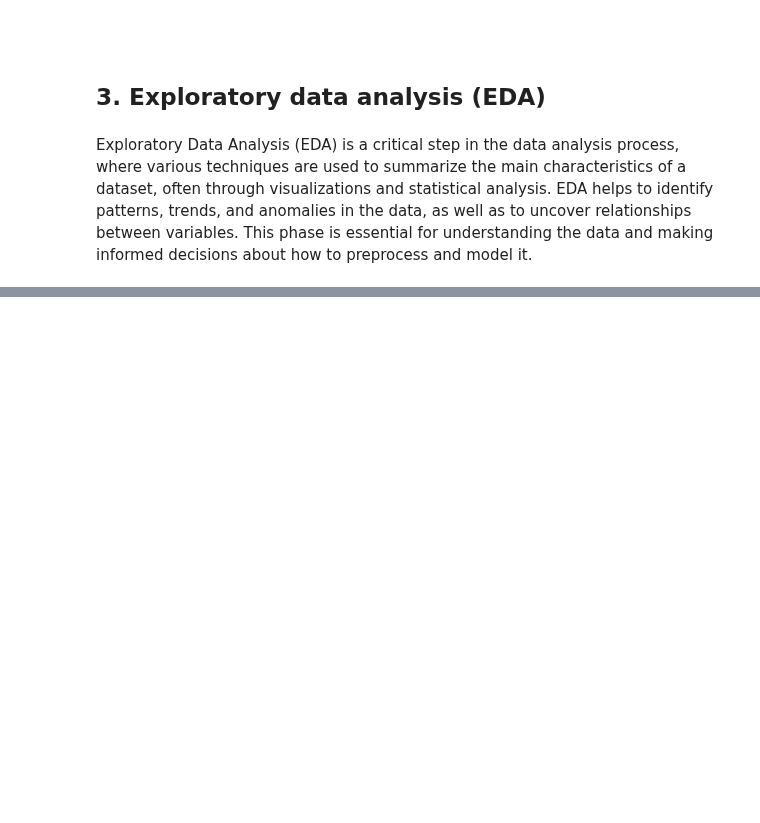
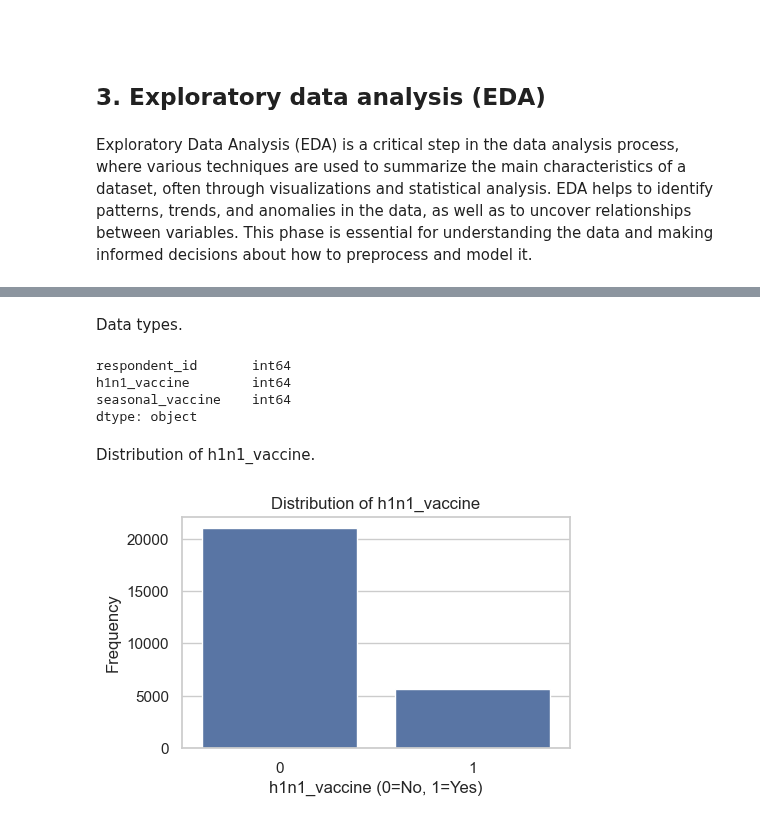
Before and after one commit to SERGI0HERREROS/MachineLearning, a Jupyter notebook: Exploratory data analysis.ipynb, the cells around one changed output, grey strips where cells are left out. Saved outputs shown, nothing was run; the diff lists cells and outputs as text; code cells hidden in the pictures; blank space fills up the shorter version.

```diff
--- a/Exploratory data analysis.ipynb
+++ b/Exploratory data analysis.ipynb
@@ -141,0 +273,21 @@ Exploratory Data Analysis (EDA) is a critical step in the data analysis process,
+# %% [markdown]
+Data types.
+# %%
+training_set_labels_df.dtypes
+# %% [output]
+respondent_id       int64
+h1n1_vaccine        int64
+seasonal_vaccine    int64
+dtype: object
+# %% [markdown]
+Distribution of h1n1_vaccine.
+# %%
+# Plot for the distribution of h1n1_vaccine
+plt.figure(figsize=(5, 3))
+sns.countplot(x='h1n1_vaccine', data=training_set_labels_df)
+plt.title('Distribution of h1n1_vaccine')
+plt.xlabel('h1n1_vaccine (0=No, 1=Yes)')
+plt.ylabel('Frequency')
+plt.show()
+# %% [output]
+[figure, added]
```
Also changed, not shown: parts of 32 cells of this notebook.
